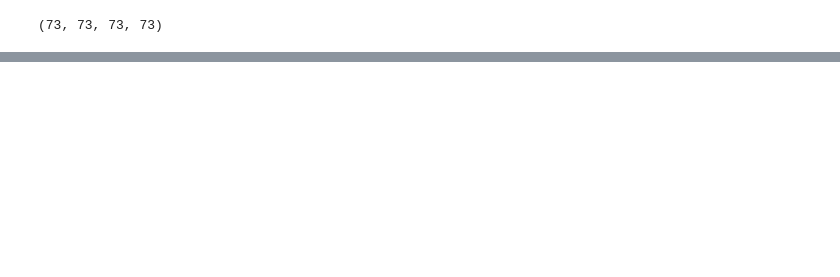
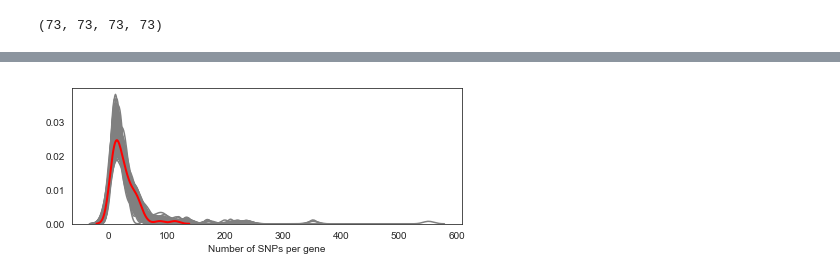
Before and after one commit to mgalardini/2018koyeast, a Jupyter notebook: notebooks/deviations_rarefaction.ipynb, the cells around one changed output, grey strips where cells are left out. Drawn from its saved outputs; the diff is of its cells as text; code cells hidden in the pictures; blank space fills up the shorter version.

```diff
--- a/notebooks/deviations_rarefaction.ipynb
+++ b/notebooks/deviations_rarefaction.ipynb
@@ -354,0 +508,17 @@ m.to_csv('deviations_rarefaction.tsv',
+# %%
+plt.figure(figsize=(7, 2.5))
+
+for i in o[o['set'].str.startswith('random')]['set'].unique():
+    sns.kdeplot(o[o['set'] == i]['chromosome'],
+                color='grey',
+                label='_')
+# for i in o[o['set'].str.startswith('strain')]['set'].unique():
+#     sns.kdeplot(o[o['set'] == i]['chromosome'],
+#                 label=i.replace('strain', ''))
+sns.kdeplot(o[o['set'] == 'shared']['chromosome'],
+            lw=2,
+            color='r',
+            label='_')
+plt.xlabel('Number of SNPs per gene');
+# %% [output]
+[figure, added]
```
Also changed, not shown: parts of 32 cells of this notebook, 4 other files.
